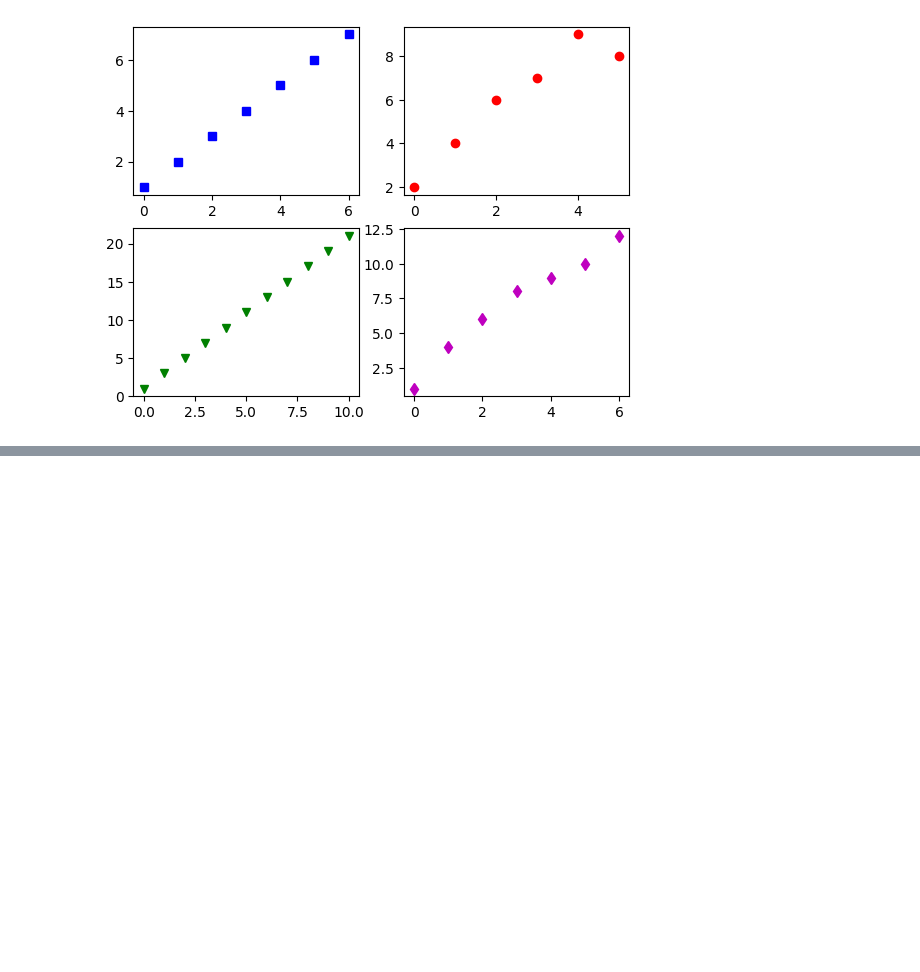
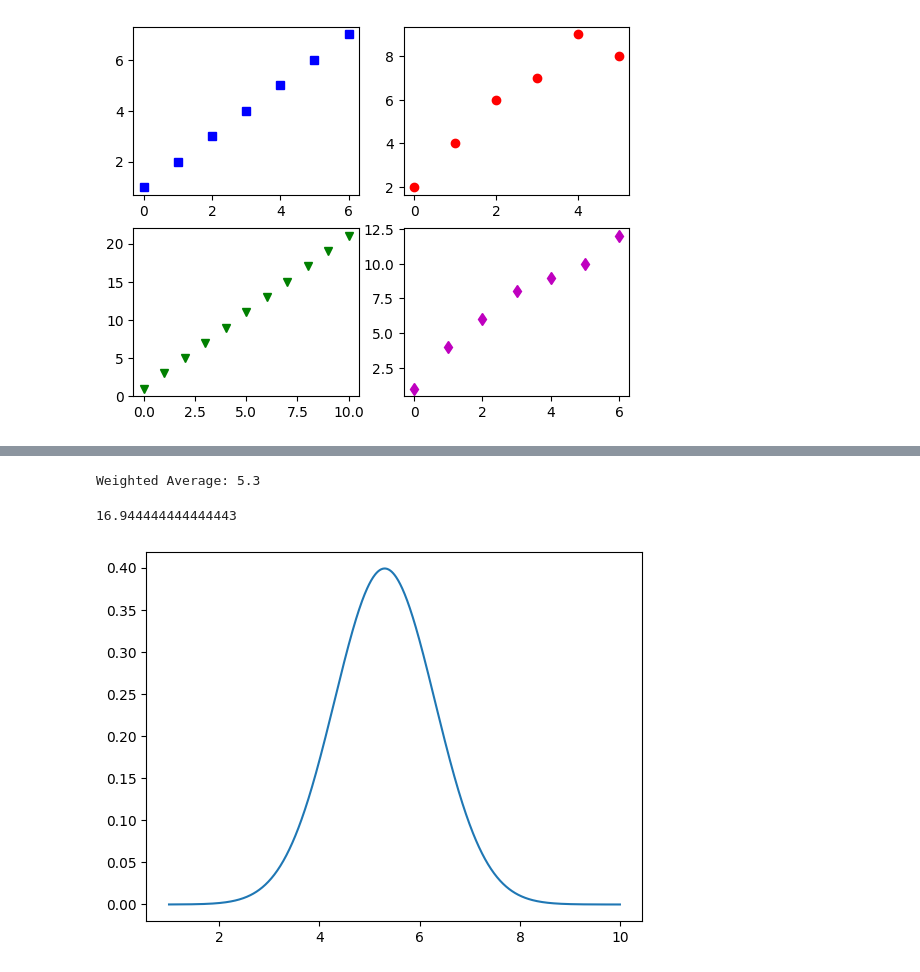
Before and after one commit to Vishnu9535/machine-learning, a Jupyter notebook: pdavt/program1.ipynb, the cells around one changed output, grey strips where cells are left out. Saved outputs shown, nothing was run; the diff lists cells and outputs as text; code cells hidden in the pictures; blank space fills up the shorter version.

```diff
--- a/pdavt/program1.ipynb
+++ b/pdavt/program1.ipynb
@@ -149,0 +171,29 @@ plt.show()
+# %%
+import numpy as np
+
+# Example usage
+values = np.array([4, 5, 6])
+weights = np.array([0.2, 0.3, 0.5])
+
+result = np.average(values, weights=weights)
+print(f"Weighted Average: {result}")
+# %% [output]
+Weighted Average: 5.3
+# %%
+from statistics import variance
+from fractions import Fraction as fr
+sample = (1,-1,2,3,4,5,8,-3,10)
+print(variance(sample))
+# %% [output]
+16.944444444444443
+# %%
+from scipy.stats import norm
+import matplotlib.pyplot as plt
+import numpy as np
+import seaborn as sub
+data = np.arange(1,10,0.01)
+cur = norm.pdf(data,loc=5.3,scale =1)
+plt.plot(data,cur)
+plt.show()
+# %% [output]
+[figure, added]
```
Also changed, not shown: parts of 3 cells of this notebook.
